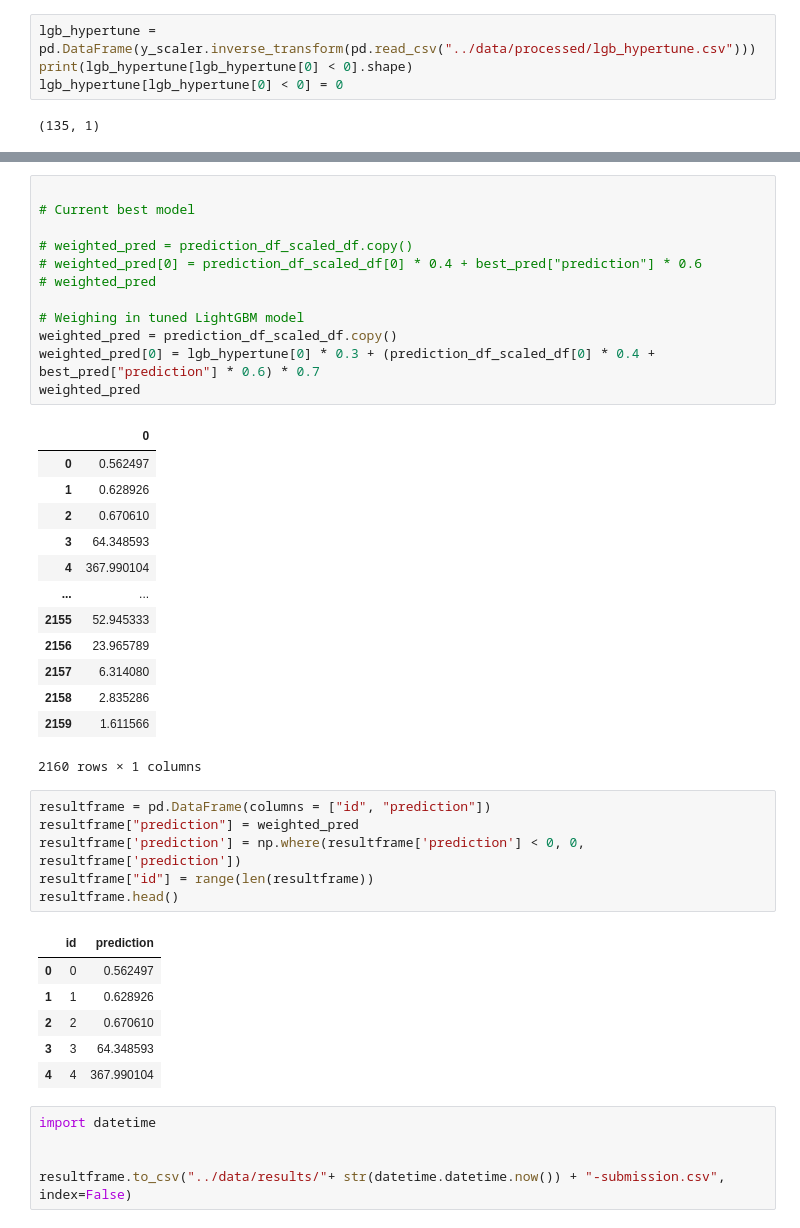
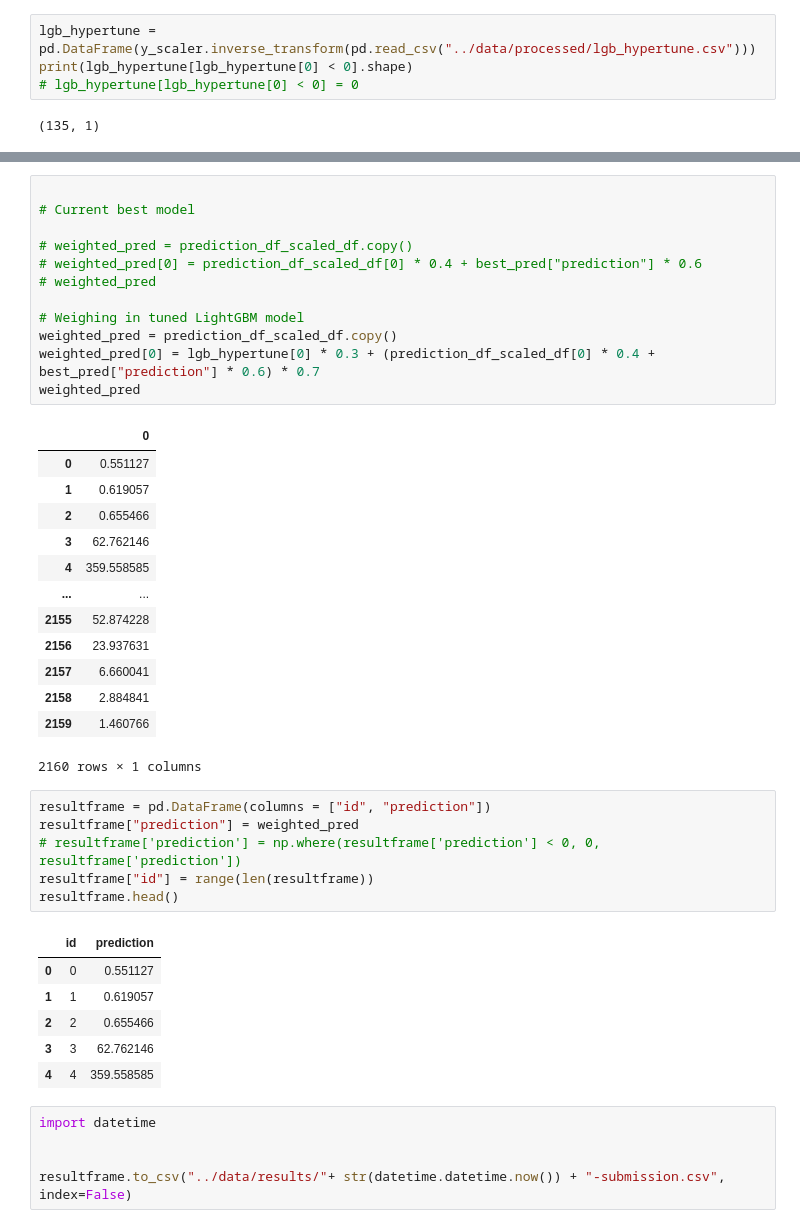
Before and after one commit to mathiasraa/tdt4173-forecasting, a Jupyter notebook: notebooks/autogluon.ipynb, the cells around one changed output, grey strips where cells are left out. Drawn from its saved outputs; the diff is of its cells as text.

```diff
--- a/notebooks/autogluon.ipynb
+++ b/notebooks/autogluon.ipynb
@@ -566,7 +566,7 @@ best_pred
 # %%
 lgb_hypertune = pd.DataFrame(y_scaler.inverse_transform(pd.read_csv("../data/processed/lgb_hypertune.csv")))
 print(lgb_hypertune[lgb_hypertune[0] < 0].shape)
-lgb_hypertune[lgb_hypertune[0] < 0] = 0
+# lgb_hypertune[lgb_hypertune[0] < 0] = 0
 # %% [output]
 (135, 1)
 # %%
@@ -643,31 +642,31 @@ weighted_pred[0] = lgb_hypertune[0] * 0.3 + (prediction_df_scaled_df[0] * 0.4 +
 weighted_pred
 # %% [output]
 |  | 0 |
-| 0 | 0.562497 |
-| 1 | 0.628926 |
-| 2 | 0.670610 |
-| 3 | 64.348593 |
-| 4 | 367.990104 |
+| 0 | 0.551127 |
+| 1 | 0.619057 |
+| 2 | 0.655466 |
+| 3 | 62.762146 |
+| 4 | 359.558585 |
 | ... | ... |
-| 2155 | 52.945333 |
-| 2156 | 23.965789 |
-| 2157 | 6.314080 |
-| 2158 | 2.835286 |
-| 2159 | 1.611566 |
+| 2155 | 52.874228 |
+| 2156 | 23.937631 |
+| 2157 | 6.660041 |
+| 2158 | 2.884841 |
+| 2159 | 1.460766 |
 2160 rows × 1 columns
 # %%
 resultframe = pd.DataFrame(columns = ["id", "prediction"])
 resultframe["prediction"] = weighted_pred
-resultframe['prediction'] = np.where(resultframe['prediction'] < 0, 0, resultframe['prediction'])
+# resultframe['prediction'] = np.where(resultframe['prediction'] < 0, 0, resultframe['prediction'])
 resultframe["id"] = range(len(resultframe))
 resultframe.head()
 # %% [output]
 |  | id | prediction |
-| 0 | 0 | 0.562497 |
-| 1 | 1 | 0.628926 |
-| 2 | 2 | 0.670610 |
-| 3 | 3 | 64.348593 |
-| 4 | 4 | 367.990104 |
+| 0 | 0 | 0.551127 |
+| 1 | 1 | 0.619057 |
+| 2 | 2 | 0.655466 |
+| 3 | 3 | 62.762146 |
+| 4 | 4 | 359.558585 |
 # %%
 import datetime
 
```
Also changed, not shown: parts of 2 cells of this notebook, 1 other file.
